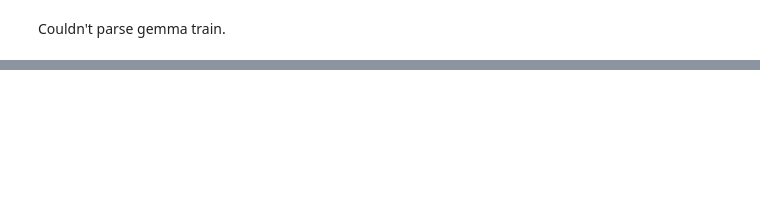
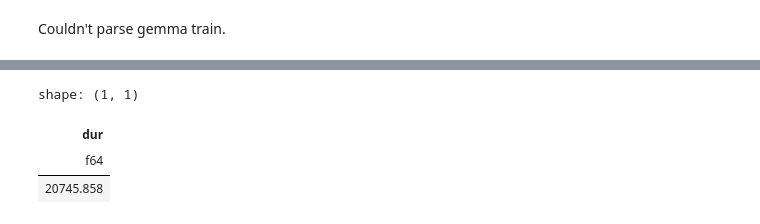
Before and after one commit to ice-rlab/accel-sim-framework-fork, a Jupyter notebook: hta.ipynb, the cells around one changed output, grey strips where cells are left out. Saved outputs shown, nothing was run; the diff lists cells and outputs as text; code cells hidden in the pictures; blank space fills up the shorter version.

```diff
--- a/hta.ipynb
+++ b/hta.ipynb
@@ -62,0 +89,7 @@ shape: (11, 4)
+# %%
+df.filter(pl.col("cat") == "Trace").select("dur") - df.filter(pl.col("cat") == "kernel").select("dur").sum()
+# %% [output]
+shape: (1, 1)
+| dur |
+| f64 |
+| 20745.858 |
```
Also changed, not shown: parts of 9 cells of this notebook, 4 other files.
